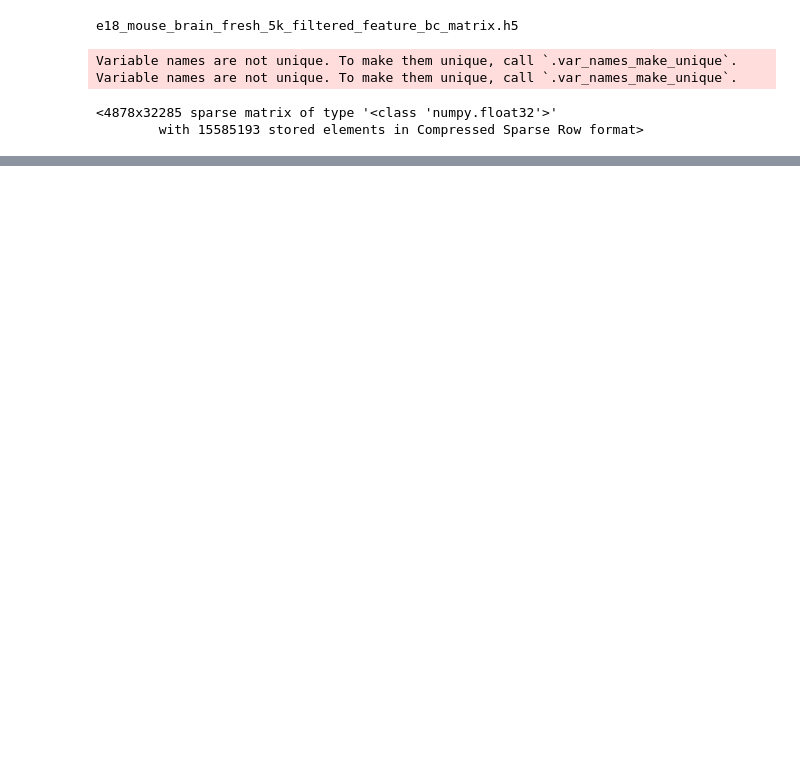
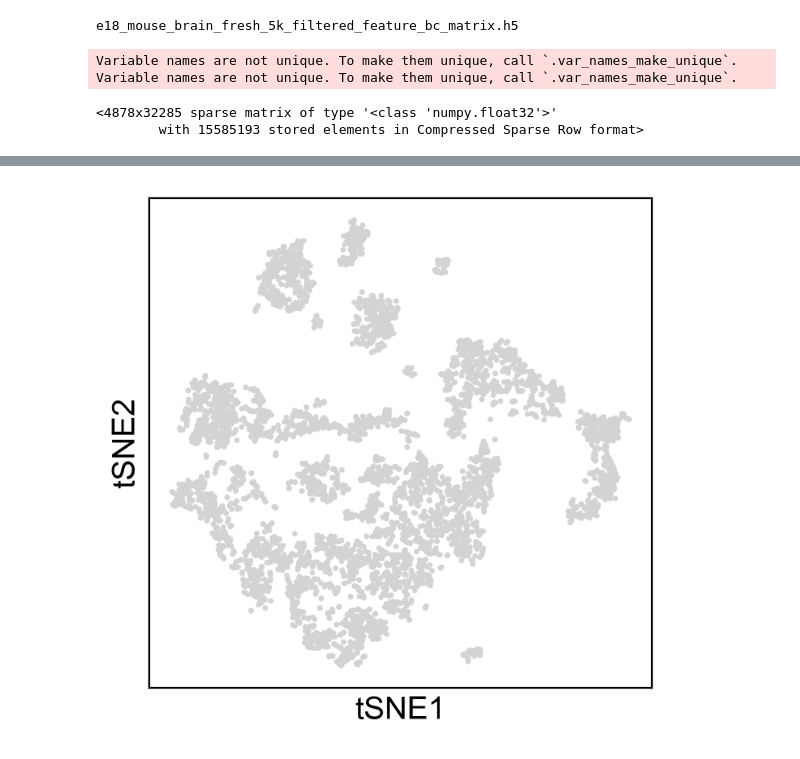
Before and after one commit to RenhaoL/HST508_Fall2022_final_project, a Jupyter notebook: codes/20221115_exploratory_analysis.ipynb, the cells around one changed output, grey strips where cells are left out. Saved outputs shown, nothing was run; the diff lists cells and outputs as text; code cells hidden in the pictures; blank space fills up the shorter version.

```diff
--- a/codes/20221115_exploratory_analysis.ipynb
+++ b/codes/20221115_exploratory_analysis.ipynb
@@ -32,0 +93,5 @@ Variable names are not unique. To make them unique, call `.var_names_make_unique
+# %%
+sc.tl.tsne(adata1_highly_variable, n_pcs = 30)
+sc.pl.tsne(adata1_highly_variable)
+# %% [output]
+[figure, added]
```
Also changed, not shown: parts of 9 cells of this notebook.
